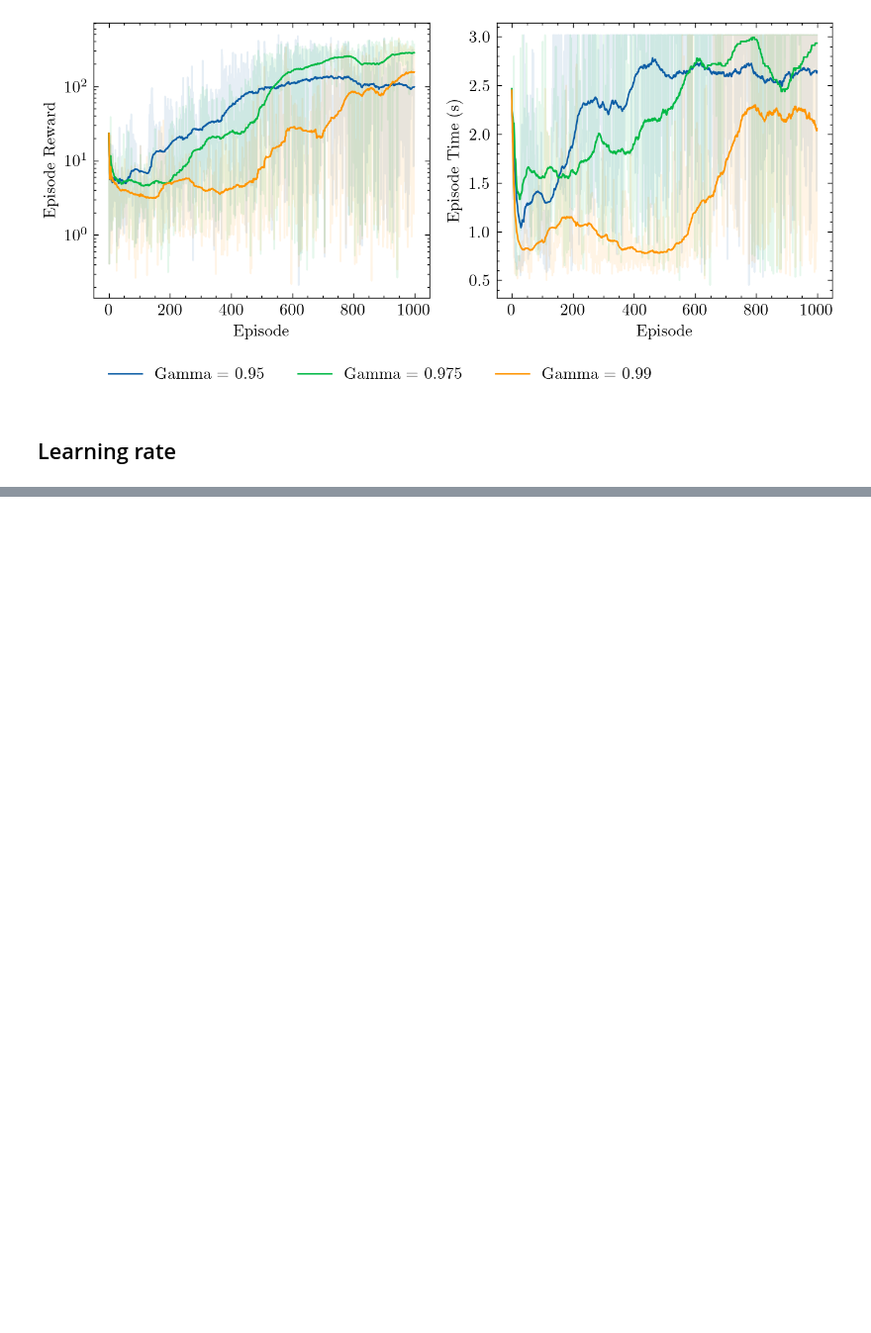
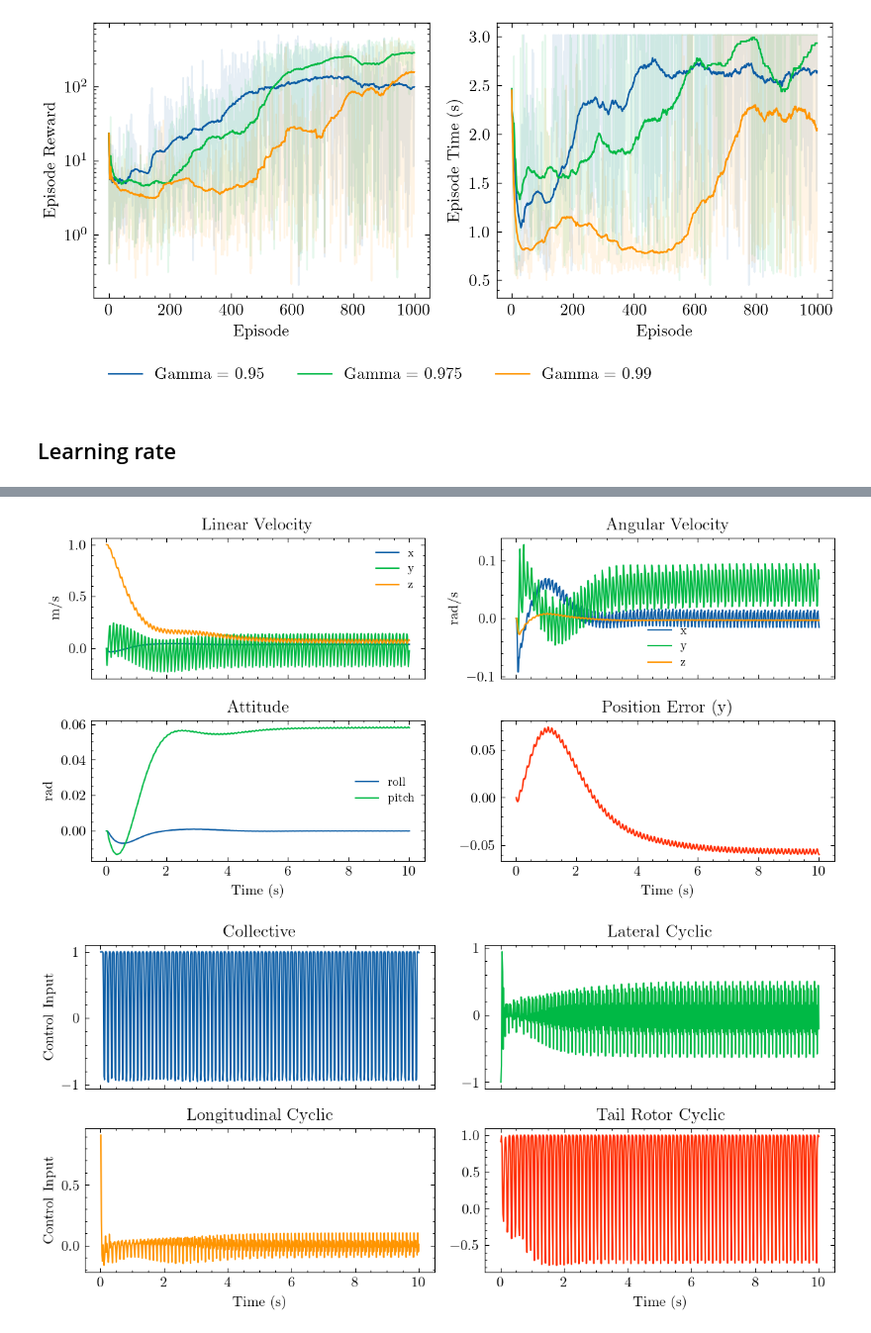
Before and after one commit to BearToCode/vho, a Jupyter notebook: postprocessing/run.ipynb, the cells around one changed output, grey strips where cells are left out. Shown at 99% size. Saved outputs shown, nothing was run; the diff lists cells and outputs as text; code cells hidden in the pictures; blank space fills up the shorter version.

```diff
--- a/postprocessing/run.ipynb
+++ b/postprocessing/run.ipynb
@@ -1036,0 +1104,70 @@ plt.show()
+# %%
+df = pd.read_csv("./data/final-run/run.csv")
+t = df["time_s"]
+
+# --- Figure 1: States ---
+fig1, axes = plt.subplots(2, 2, figsize=(8, 4), dpi=150, sharex=True)
+
+axes[0, 0].plot(t, df["lin_vel_x"], label="x")
+axes[0, 0].plot(t, df["lin_vel_y"], label="y")
+axes[0, 0].plot(t, df["lin_vel_z"], label="z")
+axes[0, 0].set_title("Linear Velocity")
+axes[0, 0].set_ylabel("m/s")
+axes[0, 0].legend(fontsize=8)
+
+axes[0, 1].plot(t, df["ang_vel_x"], label="x")
+axes[0, 1].plot(t, df["ang_vel_y"], label="y")
+axes[0, 1].plot(t, df["ang_vel_z"], label="z")
+axes[0, 1].set_title("Angular Velocity")
+axes[0, 1].set_ylabel("rad/s")
+axes[0, 1].legend(fontsize=8)
+
+axes[1, 0].plot(t, df["roll"], label="roll")
+axes[1, 0].plot(t, df["pitch"], label="pitch")
+axes[1, 0].set_title("Attitude")
+axes[1, 0].set_ylabel("rad")
+axes[1, 0].set_xlabel("Time (s)")
+axes[1, 0].legend(fontsize=8)
+
+axes[1, 1].plot(t, df["pos_err_y"], color="C3")
+axes[1, 1].set_title("Position Error (y)")
+axes[1, 1].set_xlabel("Time (s)")
+
+plt.tight_layout()
+plt.show()
+
+# --- Figure 2: Controls ---
+fig2, axes2 = plt.subplots(2, 2, figsize=(8, 4), dpi=150, sharex=True)
+
+axes2[0, 0].plot(t, df["collective"], color="C0")
+axes2[0, 0].set_title("Collective")
+axes2[0, 0].set_ylabel("Control Input")
+
+axes2[0, 1].plot(t, df["lateral_cyclic"], color="C1")
+axes2[0, 1].set_title("Lateral Cyclic")
+
+axes2[1, 0].plot(t, df["longitudinal_cyclic"], color="C2")
+axes2[1, 0].set_title("Longitudinal Cyclic")
+axes2[1, 0].set_ylabel("Control Input")
+axes2[1, 0].set_xlabel("Time (s)")
+
+axes2[1, 1].plot(t, df["tail_rotor_cyclic"], color="C3")
+axes2[1, 1].set_title("Tail Rotor Cyclic")
+axes2[1, 1].set_xlabel("Time (s)")
+
+plt.tight_layout()
+plt.show()
+
+# --- Figure 3: Normalized States ---
+fig3, ax3 = plt.subplots(figsize=(4, 3), dpi=150)
+norm_cols = [c for c in df.columns if c.startswith("norm_state_")]
+for col in norm_cols:
+    ax3.plot(t, df[col], label=col.replace("norm_state_", "s"), alpha=0.8)
+ax3.set_title("Normalized States")
+ax3.set_xlabel("Time (s)")
+ax3.legend(fontsize=7, ncol=3)
+plt.tight_layout()
+plt.show()
+# %% [output]
+[figure, added]
+[figure, added]
```
Also changed, not shown: parts of 5 cells of this notebook, 9 other files.
